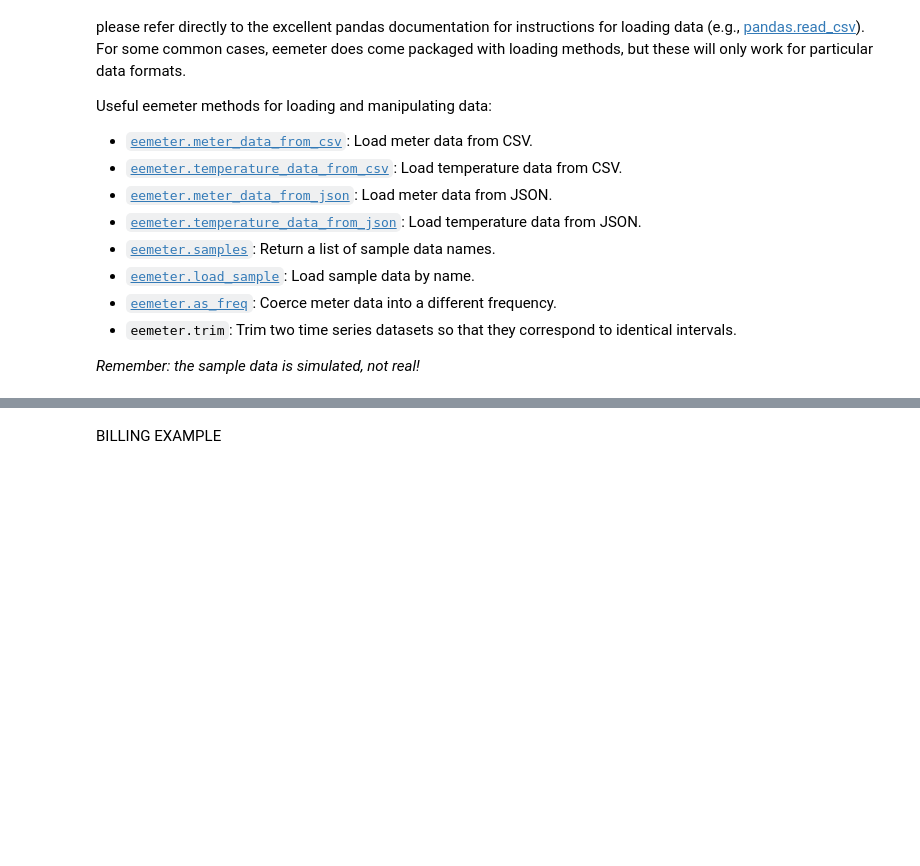
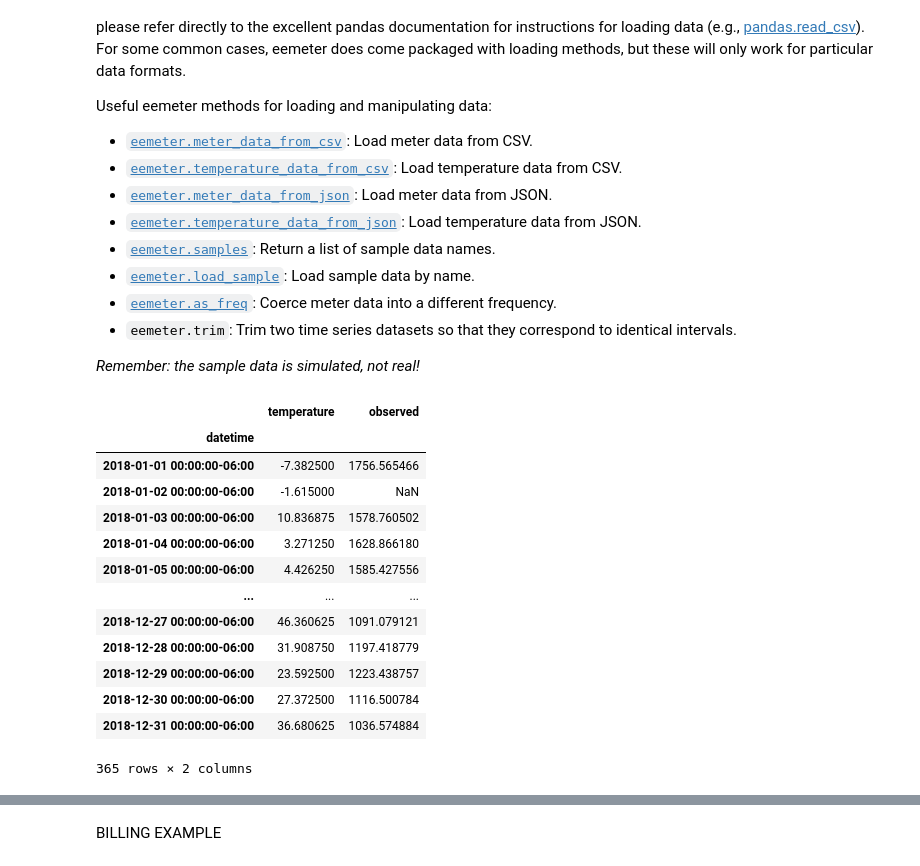
Before and after one commit to openeemeter/eemeter, a Jupyter notebook: scripts/daily_model_tutorial.ipynb, the cells around one changed output, grey strips where cells are left out. Cells and saved outputs as stored; diff of their text form; code cells hidden in the pictures; blank space fills up the shorter version.

Commit message:
test_data change
Signed-off-by: travis-recurve <124101151+travis-recurve@users.noreply.github.com>

```diff
--- a/scripts/daily_model_tutorial.ipynb
+++ b/scripts/daily_model_tutorial.ipynb
@@ -92,16 +85,35 @@ df_reporting = df_reporting.rename(columns={"observed_reporting": "observed"})
+# %%
+df_baseline, df_reporting = em.load_test_data("daily_treatment_data")
 # %%
 n = 3
 
 id = df_baseline.index.get_level_values(0).unique()[n]
 
 df_baseline_n = df_baseline.loc[id]
-df_baseline_n.index = df_baseline_n.index.tz_localize('UTC').tz_convert('America/Chicago')
+df_reporting_n = df_reporting.loc[id]
 
-df_reporting_n = df_reporting.loc[id]
-df_reporting_n.index = df_reporting_n.index.tz_localize('UTC').tz_convert('America/Chicago')
+# introduce problem
+df_baseline_n["observed"].iloc[1:2] = np.nan
 
 daily_baseline_data = em.DailyBaselineData(df_baseline_n, is_electricity_data=True)
 daily_reporting_data = em.DailyReportingData(df_reporting_n, is_electricity_data=True)
+# %%
+df_baseline_n
+# %% [output]
+|  | temperature | observed |
+| datetime |  |  |
+| 2018-01-01 00:00:00-06:00 | -7.382500 | 1756.565466 |
+| 2018-01-02 00:00:00-06:00 | -1.615000 | NaN |
+| 2018-01-03 00:00:00-06:00 | 10.836875 | 1578.760502 |
+| 2018-01-04 00:00:00-06:00 | 3.271250 | 1628.866180 |
+| 2018-01-05 00:00:00-06:00 | 4.426250 | 1585.427556 |
+| ... | ... | ... |
+| 2018-12-27 00:00:00-06:00 | 46.360625 | 1091.079121 |
+| 2018-12-28 00:00:00-06:00 | 31.908750 | 1197.418779 |
+| 2018-12-29 00:00:00-06:00 | 23.592500 | 1223.438757 |
+| 2018-12-30 00:00:00-06:00 | 27.372500 | 1116.500784 |
+| 2018-12-31 00:00:00-06:00 | 36.680625 | 1036.574884 |
+365 rows × 2 columns
 # %%
 daily_baseline_data.disqualification
 # %% [output]
```
Also changed, not shown: parts of 16 cells of this notebook, 2 other files.
